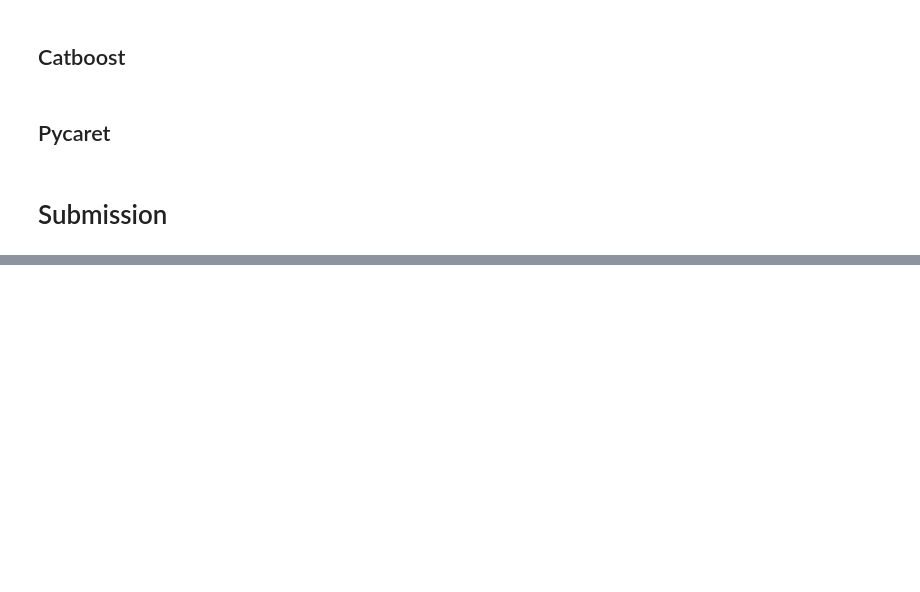
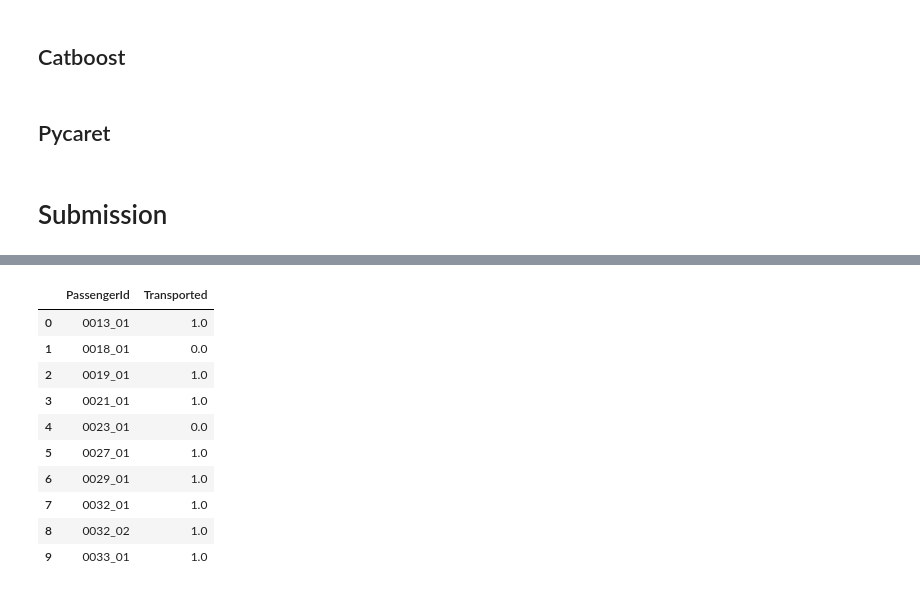
Before and after one commit to Manhow/Kaggle, a Jupyter notebook: Spaceship_Titanic.ipynb, the cells around one changed output, grey strips where cells are left out. Drawn from its saved outputs; the diff is of its cells as text; code cells hidden in the pictures; blank space fills up the shorter version.

```diff
--- a/Spaceship_Titanic.ipynb
+++ b/Spaceship_Titanic.ipynb
@@ -542,0 +543,3 @@ save_submission(preds).head(3)
+# %%
+sub.sort_values(by=['PassengerId'], inplace=True)
+sub['Transported'] = sub['Transported'].astype('float')
@@ -542,0 +560,4 @@ save_submission(preds).head(3)
+# %%
+b = 1000.0
+S = 0.81014
+q = 0.0
@@ -542,0 +611,35 @@ save_submission(preds).head(3)
+# %%
+sub['Transported'] = sub1['Transported']*np.exp(b*(0.81014-S))
+q = q + np.exp(b*(0.81014-S))
+
+sub['Transported'] = sub['Transported'] + sub2['Transported']*np.exp(b*(0.80921-S))
+q = q + np.exp(b*(0.80921-S))
+
+sub['Transported'] = sub['Transported'] + sub3['Transported']*np.exp(b*(0.80804-S))
+q = q + np.exp(b*(0.80804-S))
+
+sub['Transported'] = sub['Transported'] + sub4['Transported']*np.exp(b*(0.80710-S))
+q = q + np.exp(b*(0.80710-S))
+
+sub['Transported'] = sub['Transported'] + sub5['Transported']*np.exp(b*(0.80687-S))
+q = q + np.exp(b*(0.80687-S))
+
+# sub['Transported'] = sub['Transported'] + sub6['Transported']*np.exp(b*(0.80687-S))
+# q = q + np.exp(b*(0.80687-S))
+# sub['Transported'] = sub['Transported'] + sub7['Transported']*np.exp(b*(0.80640-S))
+# q = q + np.exp(b*(0.80640-S))
+# sub['Transported'] = sub['Transported'] + sub8['Transported']*np.exp(b*(0.80617-S))
+# q = q + np.exp(b*(0.80617-S))
+# sub['Transported'] = sub['Transported'] + sub9['Transported']*np.exp(b*(0.80593-S))
+# q = q + np.exp(b*(0.80593-S))
+# sub['Transported'] = sub['Transported'] + sub10['Transported']*np.exp(b*(0.80570-S))
+# q = q + np.exp(b*(0.80570-S))
+# sub['Transported'] = sub['Transported'] + sub11['Transported']*np.exp(b*(0.80500-S))
+# q = q + np.exp(b*(0.80500-S))
+# sub['Transported'] = sub['Transported'] + sub12['Transported']*np.exp(b*(0.78419-S))
+# q = q + np.exp(b*(0.78419-S))
+# sub['Transported'] = sub['Transported'] + sub13['Transported']*np.exp(b*(0.76689-S))
+# q = q + np.exp(b*(0.76689-S))
+sub['Transported'] = sub['Transported']/q
+print(q)
+sub.head()
@@ -542,0 +654,15 @@ save_submission(preds).head(3)
+# %%
+sub['Transported'] = np.rint(sub['Transported'])
+sub.head(10)
+# %% [output]
+|  | PassengerId | Transported |
+| 0 | 0013_01 | 1.0 |
+| 1 | 0018_01 | 0.0 |
+| 2 | 0019_01 | 1.0 |
+| 3 | 0021_01 | 1.0 |
+| 4 | 0023_01 | 0.0 |
+| 5 | 0027_01 | 1.0 |
+| 6 | 0029_01 | 1.0 |
+| 7 | 0032_01 | 1.0 |
+| 8 | 0032_02 | 1.0 |
+| 9 | 0033_01 | 1.0 |
```
Also changed, not shown: parts of 24 cells of this notebook.
